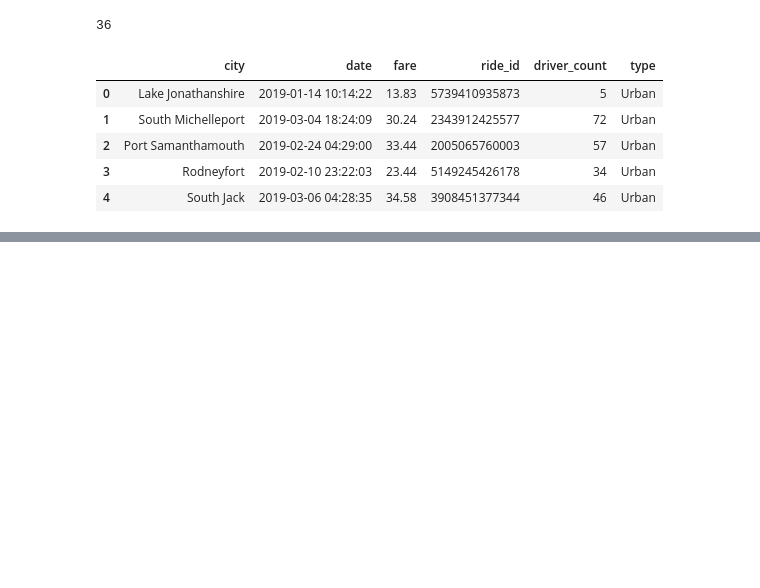
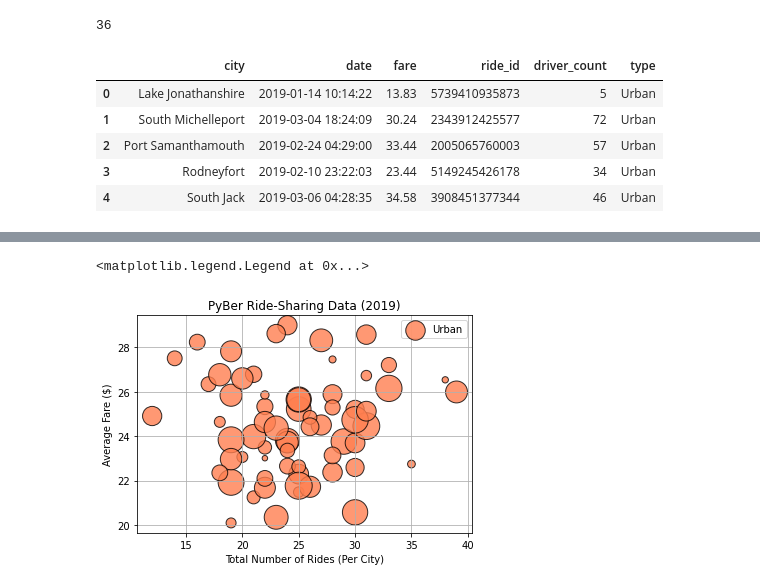
Before and after one commit to komalkish/PyBer_Analysis, a Jupyter notebook: PyBer.ipynb, the cells around one changed output, grey strips where cells are left out. Cells and saved outputs as stored; diff of their text form; code cells hidden in the pictures; blank space fills up the shorter version.

```diff
--- a/PyBer.ipynb
+++ b/PyBer.ipynb
@@ -87,3 +87,7 @@ pyber_data_df.head()
 | 2 | Port Samanthamouth | 2019-02-24 04:29:00 | 33.44 | 2005065760003 | 57 | Urban |
 | 3 | Rodneyfort | 2019-02-10 23:22:03 | 23.44 | 5149245426178 | 34 | Urban |
 | 4 | South Jack | 2019-03-06 04:28:35 | 34.58 | 3908451377344 | 46 | Urban |
+# %%
+#create the Urban city dataframe
+urban_cities_df = pyber_data_df[pyber_data_df["type"] == "Urban"]
+urban_cities_df
@@ -89,0 +127,3 @@ pyber_data_df.head()
+# %%
+urban_ride_count = urban_cities_df.groupby(["city"]).count()["ride_id"]
+urban_ride_count.head(20)
@@ -89,0 +152,4 @@ pyber_data_df.head()
+# %%
+# Average fare for urban
+urban_avg_fare = urban_cities_df.groupby(["city"]).mean()["fare"]
+urban_avg_fare.head()
@@ -89,0 +198,4 @@ pyber_data_df.head()
+# %%
+#avg driver for urban
+urban_driver_count = urban_cities_df.groupby(["city"]).mean()["driver_count"]
+urban_driver_count.head()
@@ -89,0 +214,15 @@ pyber_data_df.head()
+# %%
+#scatter chart for urban
+plt.scatter(urban_ride_count,
+            urban_avg_fare,
+            s = 10*urban_driver_count,
+            c = "coral",alpha=0.8,
+            label="Urban",edgecolor = "black",linewidths=1)
+plt.title("PyBer Ride-Sharing Data (2019)")
+plt.ylabel("Average Fare ($)")
+plt.xlabel("Total Number of Rides (Per City)")
+plt.grid(True)
+plt.legend()
+# %% [output]
+<matplotlib.legend.Legend at 0x...>
+[figure, added]
```
Also changed, not shown: parts of 12 cells of this notebook.
